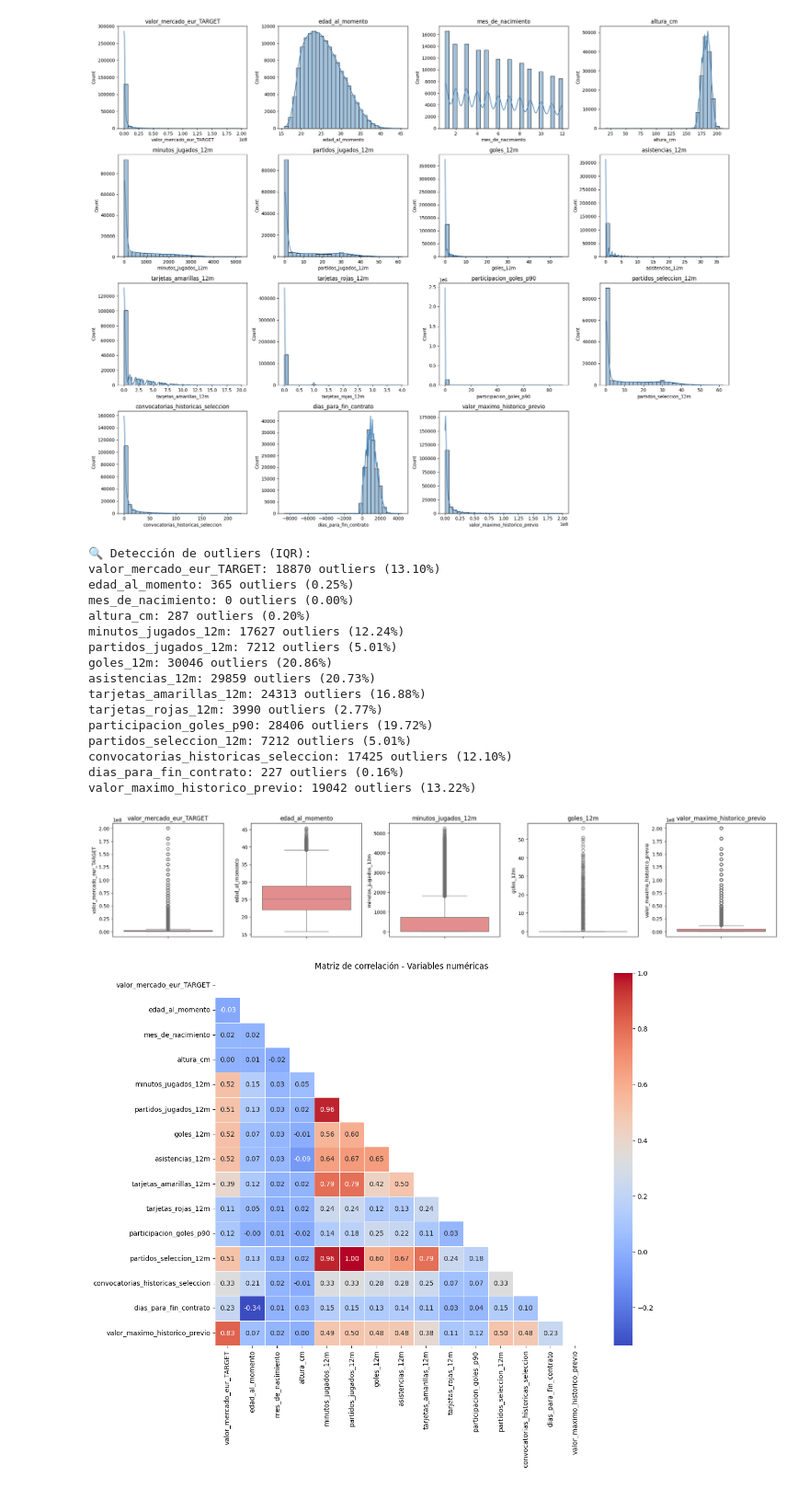
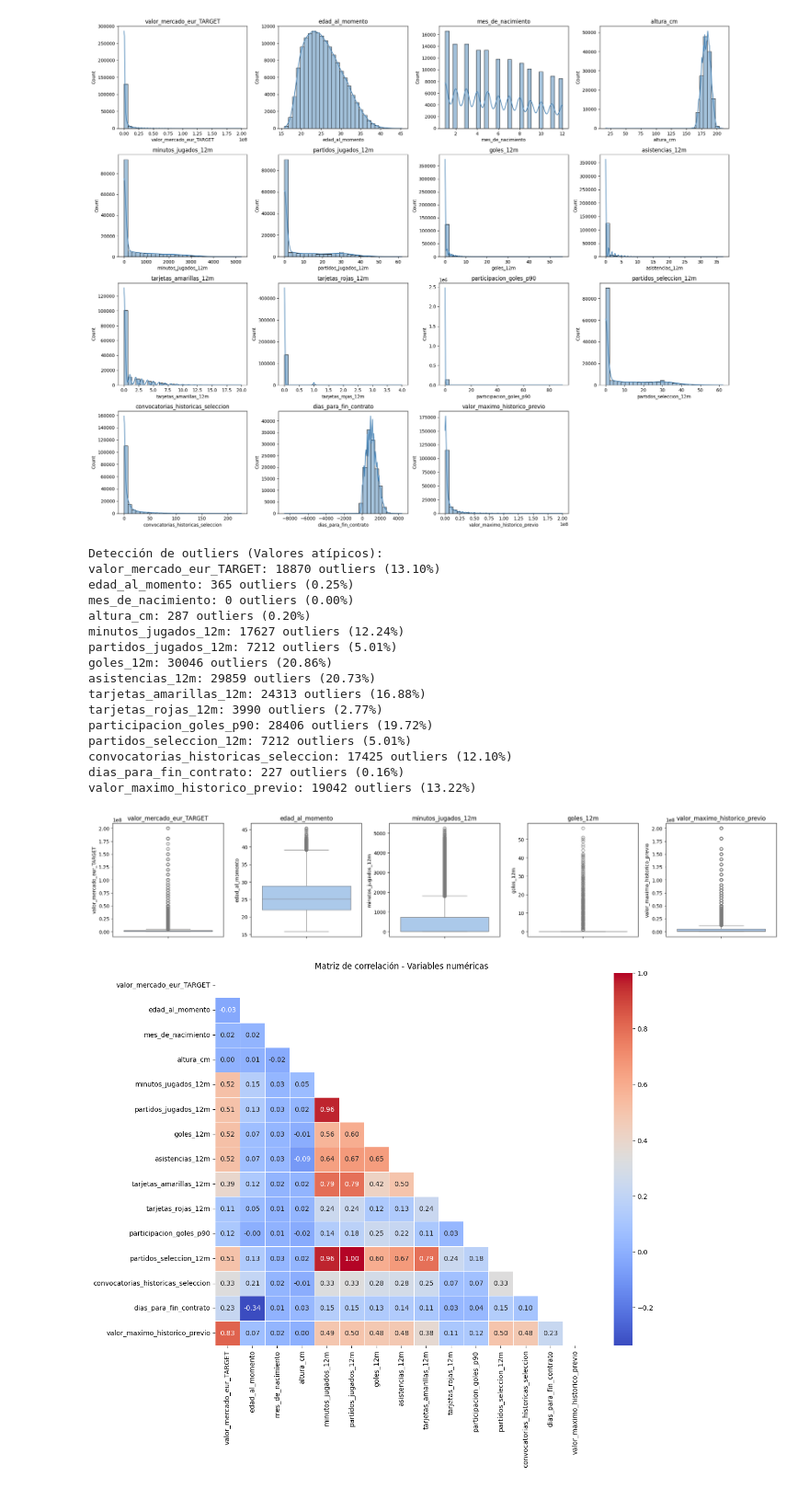
Before and after one commit to juanfruiz1/Analitica-de-datos, a Jupyter notebook: notebooks/eda_regresion.ipynb, the cells around one changed output. Shown at 92% size. Drawn from its saved outputs; the diff is of its cells as text; code cells hidden in the pictures.

```diff
--- a/notebooks/eda_regresion.ipynb
+++ b/notebooks/eda_regresion.ipynb
@@ -84,43 +84,43 @@ plt.show()
 # %% [output]
 [figure]
 # %%
-print("🔍 Detección de outliers (IQR):")
+print("Detección de outliers (Valores atípicos):")
 for col in num_cols:
     Q1 = df[col].quantile(0.25)
     Q3 = df[col].quantile(0.75)
     IQR = Q3 - Q1
     lower = Q1 - 1.5*IQR
     upper = Q3 + 1.5*IQR
     outliers = df[(df[col] < lower) | (df[col] > upper)]
     print(f"{col}: {len(outliers)} outliers ({len(outliers)/len(df)*100:.2f}%)")
 
 # Boxplots de las principales (evita saturar)
 main_cols = ['valor_mercado_eur_TARGET', 'edad_al_momento', 'minutos_jugados_12m',
              'goles_12m', 'valor_maximo_historico_previo']
 fig, axes = plt.subplots(1, 5, figsize=(20, 4))
 for i, col in enumerate(main_cols):
-    sns.boxplot(y=df[col], ax=axes[i], color='lightcoral')
+    sns.boxplot(y=df[col], ax=axes[i], palette="pastel")
     axes[i].set_title(col)
 plt.tight_layout()
 plt.show()
 # %% [output]
-🔍 Detección de outliers (IQR):
+Detección de outliers (Valores atípicos):
 valor_mercado_eur_TARGET: 18870 outliers (13.10%)
 edad_al_momento: 365 outliers (0.25%)
 mes_de_nacimiento: 0 outliers (0.00%)
 altura_cm: 287 outliers (0.20%)
 minutos_jugados_12m: 17627 outliers (12.24%)
 partidos_jugados_12m: 7212 outliers (5.01%)
 goles_12m: 30046 outliers (20.86%)
 asistencias_12m: 29859 outliers (20.73%)
 tarjetas_amarillas_12m: 24313 outliers (16.88%)
 tarjetas_rojas_12m: 3990 outliers (2.77%)
 participacion_goles_p90: 28406 outliers (19.72%)
 partidos_seleccion_12m: 7212 outliers (5.01%)
 convocatorias_historicas_seleccion: 17425 outliers (12.10%)
 dias_para_fin_contrato: 227 outliers (0.16%)
 valor_maximo_historico_previo: 19042 outliers (13.22%)
-[figure, old version]
+[figure, new version]
 # %%
 corr_matrix = df[num_cols].corr()
 plt.figure(figsize=(14, 10))
```
Also changed, not shown: parts of 5 cells of this notebook, 48 other files.
